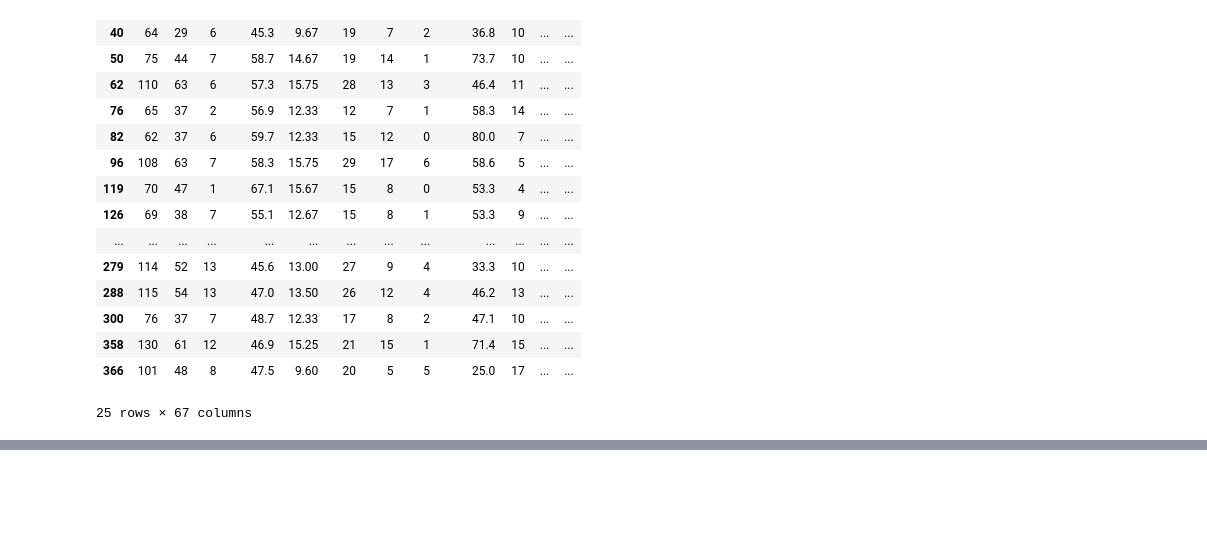
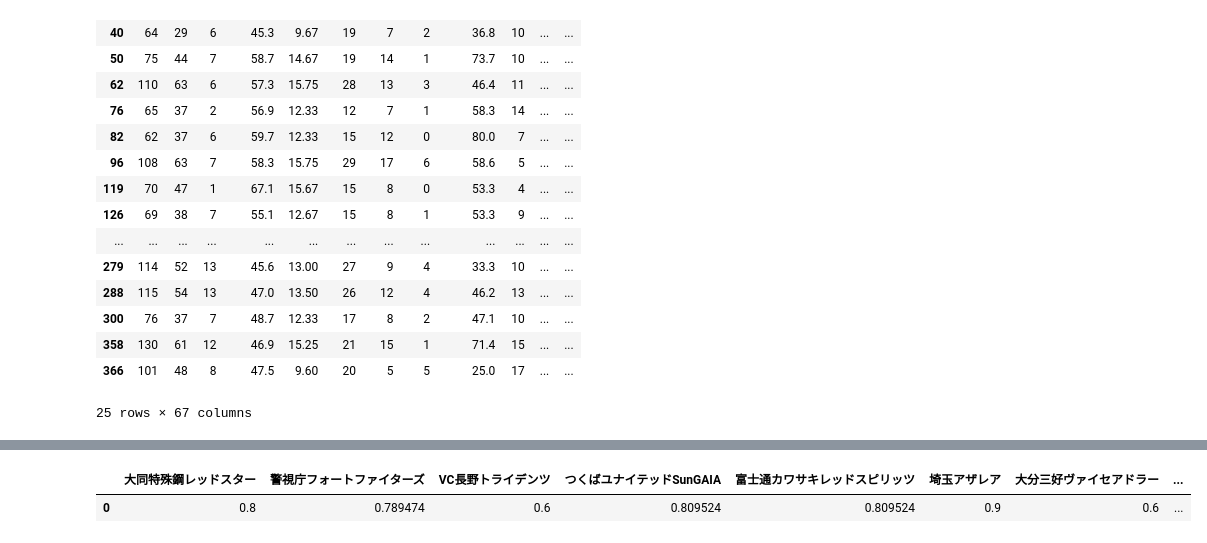
Before and after one commit to vleaguebot-lab/vleague_stats, a Jupyter notebook: data_collect_lab2.ipynb, the cells around one changed output, grey strips where cells are left out. Drawn from its saved outputs; the diff is of its cells as text; code cells hidden in the pictures; blank space fills up the shorter version.

```diff
--- a/data_collect_lab2.ipynb
+++ b/data_collect_lab2.ipynb
@@ -216,0 +304,5 @@ team_df
+# %%
+df5
+# %% [output]
+|  | 大同特殊鋼レッドスター | 警視庁フォートファイターズ | VC長野トライデンツ | つくばユナイテッドSunGAIA | 富士通カワサキレッドスピリッツ | 埼玉アザレア | 大分三好ヴァイセアドラー | ... |
+| 0 | 0.8 | 0.789474 | 0.6 | 0.809524 | 0.809524 | 0.9 | 0.6 | ... |
```
Also changed, not shown: parts of 3 cells of this notebook, 2 other files.
